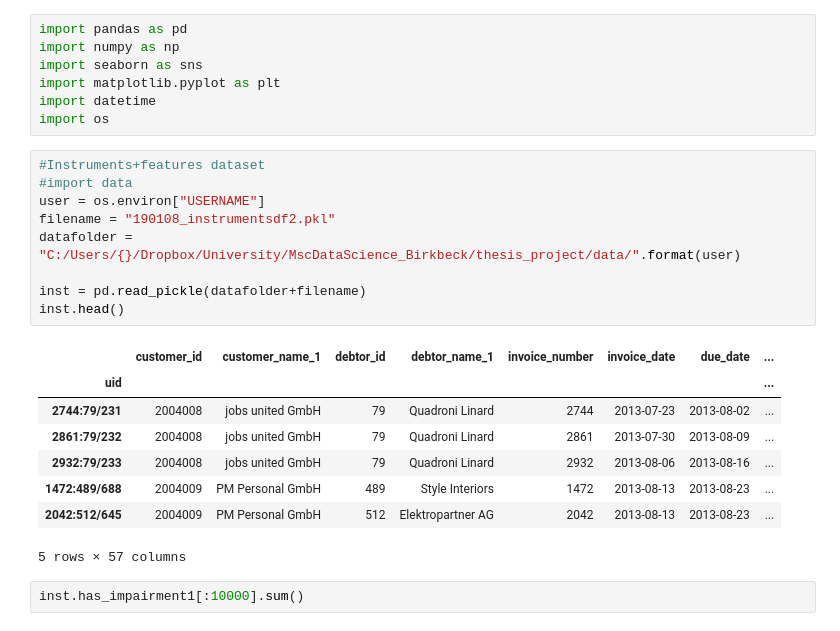
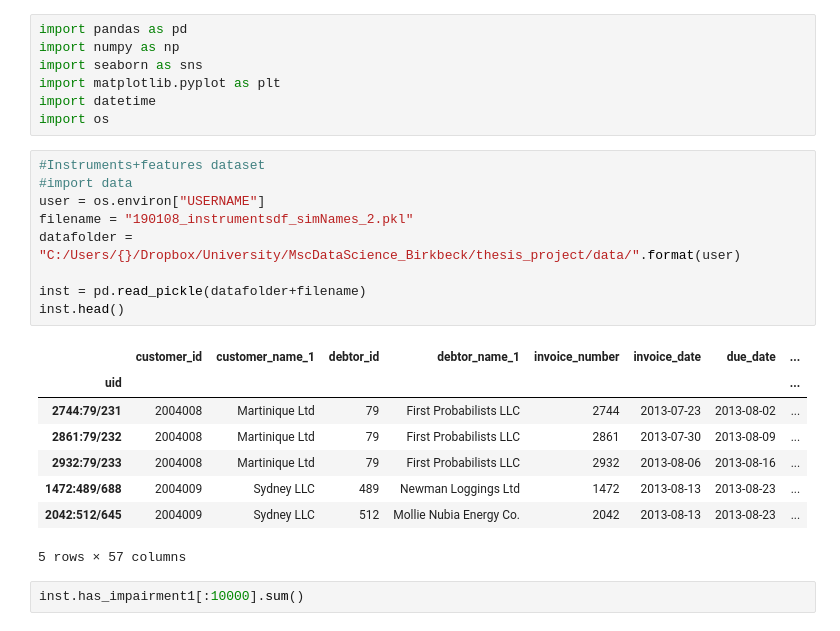
Before and after one commit to davidemariani/networkAnalysisForML, a Jupyter notebook: 02_buyers_sellers_df.ipynb, the cells around one changed output. Cells and saved outputs as stored; diff of their text form.

Commit message:
anonimized names with simulation script done

```diff
--- a/02_buyers_sellers_df.ipynb
+++ b/02_buyers_sellers_df.ipynb
@@ -14,20 +14,20 @@ import os
 # %%
 #Instruments+features dataset
 #import data
 user = os.environ["USERNAME"]
-filename = "190108_instrumentsdf2.pkl"
+filename = "190108_instrumentsdf_simNames_2.pkl"
 datafolder = "C:/Users/{}/Dropbox/University/MscDataScience_Birkbeck/thesis_project/data/".format(user)
 
 inst = pd.read_pickle(datafolder+filename)
 inst.head()
 # %% [output]
 |  | customer_id | customer_name_1 | debtor_id | debtor_name_1 | invoice_number | invoice_date | due_date | ... |
 | uid |  |  |  |  |  |  |  | ... |
-| 2744:79/231 | 2004008 | jobs united GmbH | 79 | Quadroni Linard | 2744 | 2013-07-23 | 2013-08-02 | ... |
-| 2861:79/232 | 2004008 | jobs united GmbH | 79 | Quadroni Linard | 2861 | 2013-07-30 | 2013-08-09 | ... |
-| 2932:79/233 | 2004008 | jobs united GmbH | 79 | Quadroni Linard | 2932 | 2013-08-06 | 2013-08-16 | ... |
-| 1472:489/688 | 2004009 | PM Personal GmbH | 489 | Style Interiors | 1472 | 2013-08-13 | 2013-08-23 | ... |
-| 2042:512/645 | 2004009 | PM Personal GmbH | 512 | Elektropartner AG | 2042 | 2013-08-13 | 2013-08-23 | ... |
+| 2744:79/231 | 2004008 | Martinique Ltd | 79 | First Probabilists LLC | 2744 | 2013-07-23 | 2013-08-02 | ... |
+| 2861:79/232 | 2004008 | Martinique Ltd | 79 | First Probabilists LLC | 2861 | 2013-07-30 | 2013-08-09 | ... |
+| 2932:79/233 | 2004008 | Martinique Ltd | 79 | First Probabilists LLC | 2932 | 2013-08-06 | 2013-08-16 | ... |
+| 1472:489/688 | 2004009 | Sydney LLC | 489 | Newman Loggings Ltd | 1472 | 2013-08-13 | 2013-08-23 | ... |
+| 2042:512/645 | 2004009 | Sydney LLC | 512 | Mollie Nubia Energy Co. | 2042 | 2013-08-13 | 2013-08-23 | ... |
 5 rows × 57 columns
 # %%
 inst.has_impairment1[:10000].sum()
```
Also changed, not shown: parts of 3 cells of this notebook, 8 other files.
